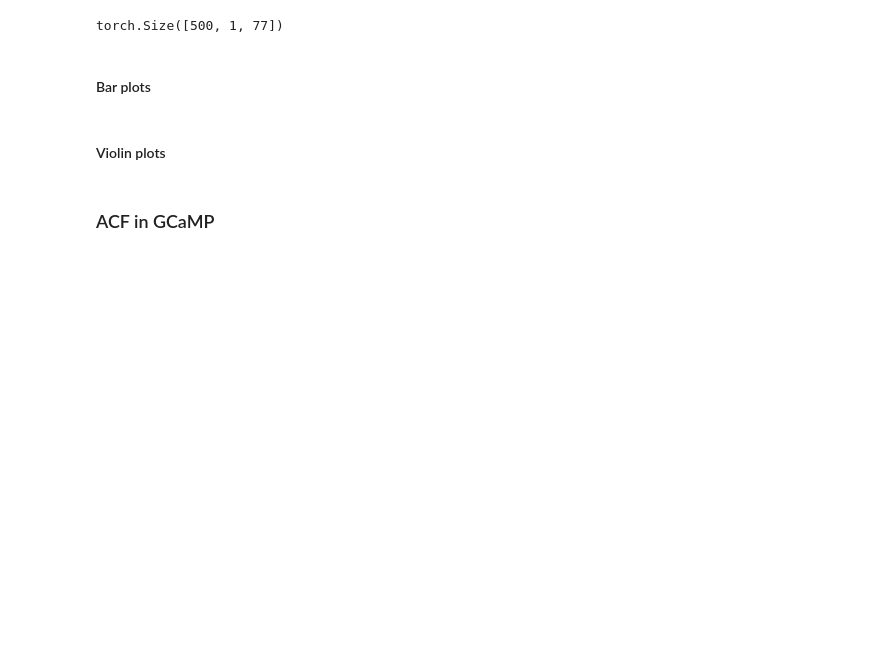
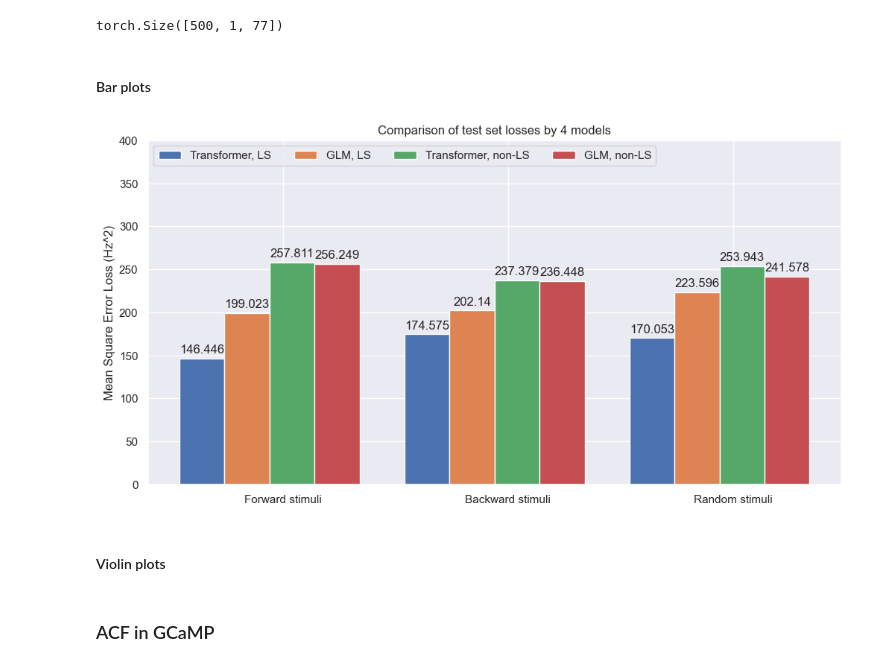
Before and after one commit to cngzlsh/approx_brain, a Jupyter notebook: poster.ipynb, the cells around one changed output. Cells and saved outputs as stored; diff of their text form; code cells hidden in the pictures; blank space fills up the shorter version.

```diff
--- a/poster.ipynb
+++ b/poster.ipynb
@@ -690,47 +810,49 @@ torch.Size([500, 1, 77])
 # %% [markdown]
 #### Bar plots
 # %%
-sns.set(font_scale=0.7)
-stim_types = ['Endogenous activities', 'Forward stimuli', 'Backward stimuli', 'Random stimuli']
+sns.set(font_scale=1.0)
+stim_types = ['Forward stimuli', 'Backward stimuli', 'Random stimuli']
 mses = {
-    'Transformer, LS': (LS_test_pred_loss[non_stim_mse_idx].sum()/len(non_stim_mse_idx)/13,
+    'Transformer, LS': (
                               LS_test_pred_loss[forward_mse_idx].sum()/len(forward_mse_idx)/13,
                               LS_test_pred_loss[backward_mse_idx].sum()/len(backward_mse_idx)/13,
                               LS_test_pred_loss[random_mse_idx].sum()/len(random_mse_idx)/13),
-    'GLM, LS': (glm_LS_losses[non_stim_mse_idx].sum() / len(non_stim_mse_idx)/13,
+    'GLM, LS': (
                       glm_LS_losses[forward_mse_idx].sum() / len(forward_mse_idx)/13,
                       glm_LS_losses[backward_mse_idx].sum() / len(backward_mse_idx)/13,
                       glm_LS_losses[random_mse_idx].sum() / len(random_mse_idx)/13),
-    'Transformer, non-LS': (nLS_test_pred_loss[non_stim_mse_idx].sum() / len(non_stim_mse_idx)/64,
+    'Transformer, non-LS': (
                                   nLS_test_pred_loss[forward_mse_idx].sum() / len(forward_mse_idx)/64,
                                   nLS_test_pred_loss[backward_mse_idx].sum() / len(backward_mse_idx)/64,
                                   nLS_test_pred_loss[random_mse_idx].sum() / len(random_mse_idx)/64),
-    'GLM, non-LS': (glm_nLS_losses[non_stim_mse_idx].sum() / len(non_stim_mse_idx)/64,
+    'GLM, non-LS': (
                           glm_nLS_losses[forward_mse_idx].sum() / len(forward_mse_idx)/64,
                           glm_nLS_losses[backward_mse_idx].sum() / len(backward_mse_idx)/64,
                           glm_nLS_losses[random_mse_idx].sum() / len(random_mse_idx)/64)
 }
 
 x = np.arange(len(stim_types))
 width = 0.2  # the width of the bars
 multiplier = -0.8
 fig, ax = plt.subplots(figsize=(12,6))
 
 for model, loss in mses.items():
     offset = width * multiplier
     rects = ax.bar(x + offset, loss, width, label=model)
     ax.bar_label(rects, padding=3)
     multiplier += 1
 
 # Add some text for labels, title and custom x-axis tick labels, etc.
 ax.set_ylabel('Mean Square Error Loss (Hz^2)')
 ax.set_title('Comparison of test set losses by 4 models')
 ax.set_xticks(x + width, stim_types)
 ax.legend(loc='upper left', ncols=4)
 ax.set_ylim(0, 400)
 
 plt.savefig('./figures/loss_bar_plot', bbox_inches='tight', dpi=350)
 plt.show()
+# %% [output]
+[figure, added]
 # %% [markdown]
 #### Violin plots
 # %%
```
Also changed, not shown: parts of 10 cells of this notebook, 6 other files.
